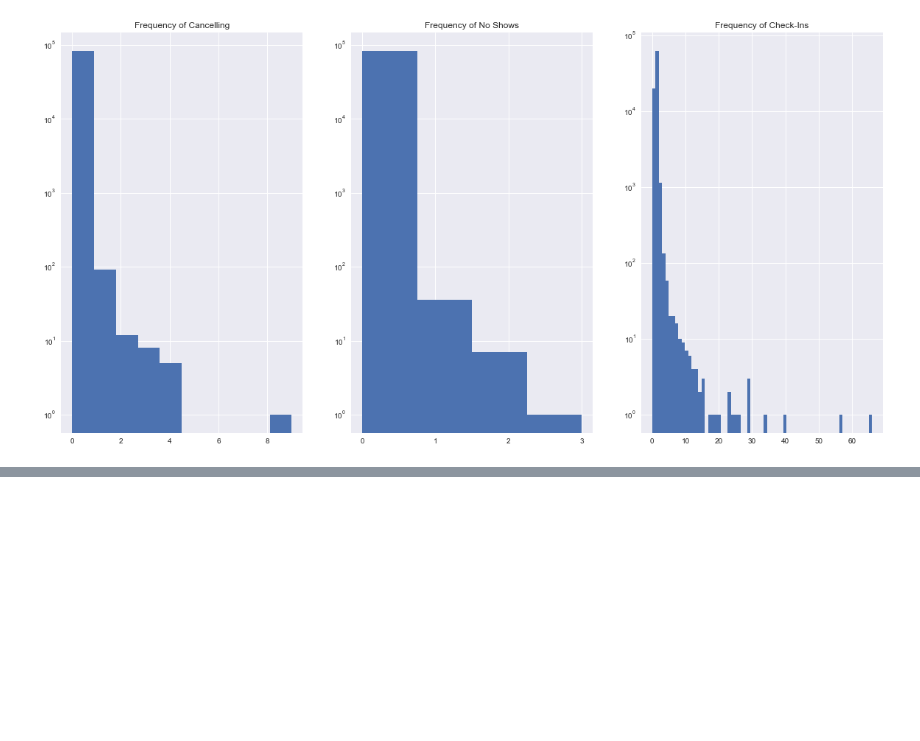
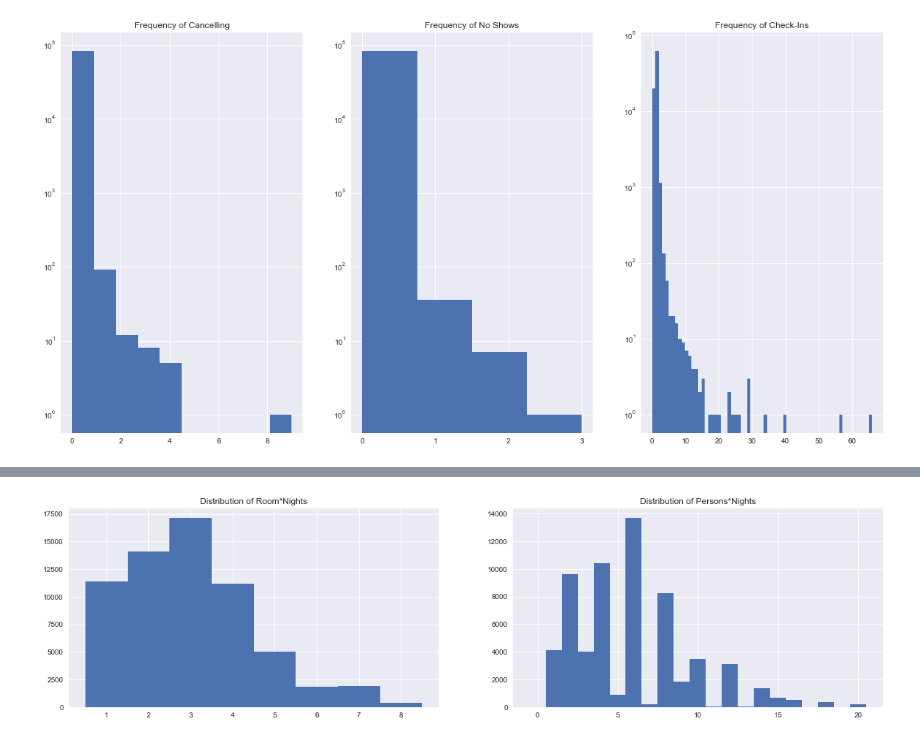
Before and after one commit to evasaunders/PersonalProjects, a Jupyter notebook: 2021_Hotel_EDA/2021_Hotel_EDA.ipynb, the cells around one changed output, grey strips where cells are left out. Drawn from its saved outputs; the diff is of its cells as text; code cells hidden in the pictures; blank space fills up the shorter version.

```diff
--- a/2021_Hotel_EDA/2021_Hotel_EDA.ipynb
+++ b/2021_Hotel_EDA/2021_Hotel_EDA.ipynb
@@ -214,0 +244,7 @@ In terms of the total nights customers have checked in for:
+# %%
+#only select customers that have spent more than 0 nights
+nights = dataset[["RoomNights", "PersonsNights"]][dataset["RoomNights"] > 0]
+print(nights.describe())
+
+#there are two cases where PersonsNights is equal to 0 despite the customer having spent more than 0 nights; could these cases represent outliers?
+nights[nights["PersonsNights"] == 0]
@@ -214,0 +264,17 @@ In terms of the total nights customers have checked in for:
+# %%
+#plotting the distributions of RoomNights and PersonsNights
+figure, axis = plt.subplots(1,2, figsize = (20,5))
+
+#excluding thetop 1% values as they are substantially larger
+rnights99 = nights["RoomNights"][nights["RoomNights"] < nights["RoomNights"].quantile(0.99)]
+pnights99 = nights["PersonsNights"][nights["PersonsNights"] < nights["PersonsNights"].quantile(0.99)]
+
+axis[0].bar(sorted(rnights99.unique()), rnights99.value_counts().sort_index(), width = 1)
+axis[0].set_title("Distribution of Room*Nights")
+
+axis[1].bar(sorted(pnights99.unique()), pnights99.value_counts().sort_index(), width = 1)
+axis[1].set_title("Distribution of Persons*Nights")
+
+plt.show()
+# %% [output]
+[figure, added]
```
Also changed, not shown: parts of 40 cells of this notebook.
